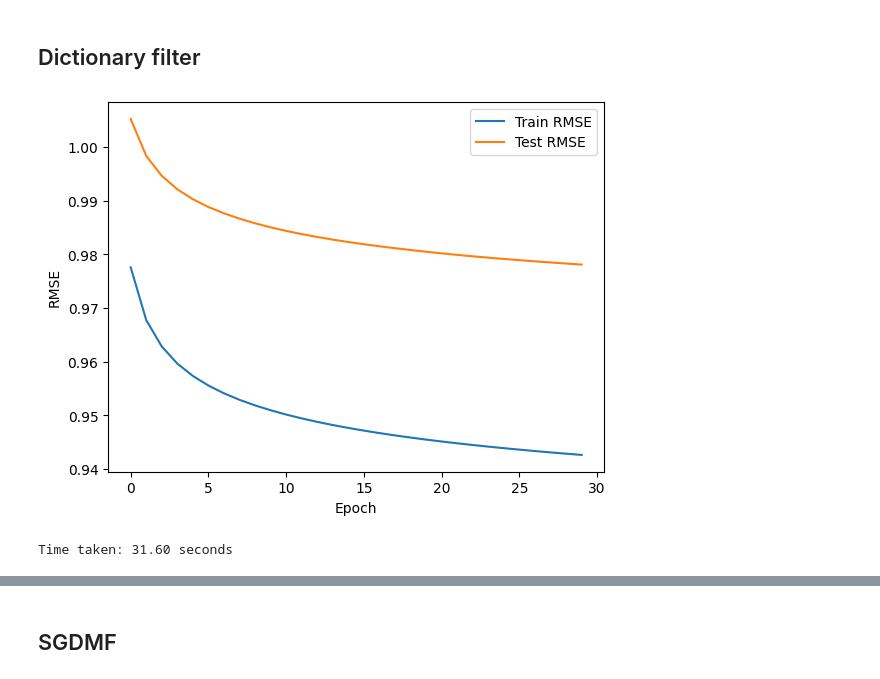
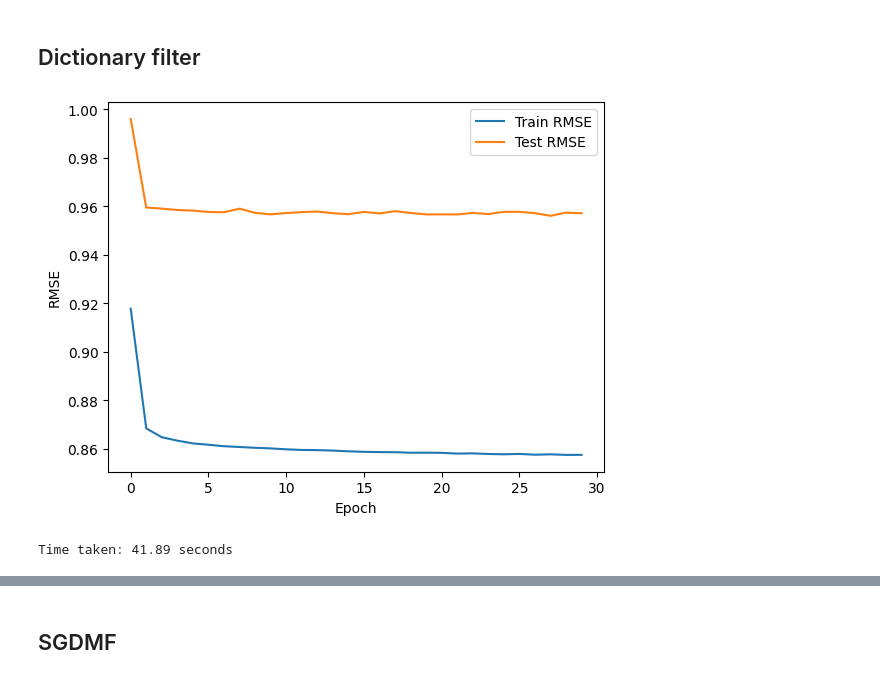
Before and after one commit to minhtuan27/master-thesis, a Jupyter notebook: Experiment/movielens100k.ipynb, the cells around one changed output, grey strips where cells are left out. Cells and saved outputs as stored; diff of their text form; code cells hidden in the pictures.

```diff
--- a/Experiment/movielens100k.ipynb
+++ b/Experiment/movielens100k.ipynb
@@ -276,6 +273,9 @@ def fit_pmf(num_movies, num_users, num_factors, init_scale, lambda_C, lambda_X,
             best_epoch = epoch
             best_pred = pred
 
+        train_RMSE.reset_states()
+        test_RMSE.reset_states()
+
     end_time = time.time()
     time_taken = end_time - start_time
 
@@ -436,6 +430,9 @@ def fit_bpmf(num_movies, num_users, num_factors, init_scale, num_epochs, train_s
             best_epoch = epoch
             best_pred = pred
 
+        train_RMSE.reset_states()
+        test_RMSE.reset_states()
+
     end_time = time.time()
     time_taken = end_time - start_time
 
@@ -595,6 +586,9 @@ def fit_mvgmf(num_movies, num_users, num_factors, init_scale, k, sigma, num_epoc
             best_epoch = epoch
             best_pred = pred
 
+        train_RMSE.reset_states()
+        test_RMSE.reset_states()
+
     end_time = time.time()
     time_taken = end_time - start_time
 
@@ -775,31 +763,34 @@ def fit_df(num_movies, num_users, num_factors, init_scale, train_lambda, batch_s
             best_epoch = epoch
             best_pred = tf.matmul(model.C, X)
 
+        train_RMSE.reset_states()
+        test_RMSE.reset_states()
+
     end_time = time.time()
     time_taken = end_time - start_time
 
     return df_train_RMSE, df_test_RMSE, time_taken, best_epoch, best_pred
 # %%
 NUM_EPOCHS = 30
-TRAIN_LAMBDA = 2.0
+TRAIN_LAMBDA = 0.001
 BATCH_SIZE = 32
 
 # Validate the algorithm
-df_train_RMSE, df_test_RMSE, time_taken, best_epoch, best_pred = fit_df(NUM_MOVIES, NUM_USERS, 2, dataset['Rating'].mean() / 2, TRAIN_LAMBDA, BATCH_SIZE, NUM_EPOCHS, train_sparse_tensor, test_sparse_tensor)
+df_train_RMSE, df_test_RMSE, time_taken, best_epoch, best_pred = fit_df(NUM_MOVIES, NUM_USERS, 4, dataset['Rating'].mean() / 4, TRAIN_LAMBDA, BATCH_SIZE, NUM_EPOCHS, train_sparse_tensor, test_sparse_tensor)
 
 # Plot the results
 plt.plot(df_train_RMSE, label='Train RMSE')
 plt.plot(df_test_RMSE, label='Test RMSE')
 plt.xlabel('Epoch')
 plt.ylabel('RMSE')
 plt.legend()
 plt.show()
 
 # Print the time taken
 print(f'Time taken: {time_taken:.2f} seconds')
 # %% [output]
-[figure, old version]
+[figure, new version]
-Time taken: 31.60 seconds
+Time taken: 41.89 seconds
 # %%
 # Print the best epoch
 print(f'Best epoch: {best_epoch}')
```
Also changed, not shown: parts of 31 cells of this notebook, 40 other files.
